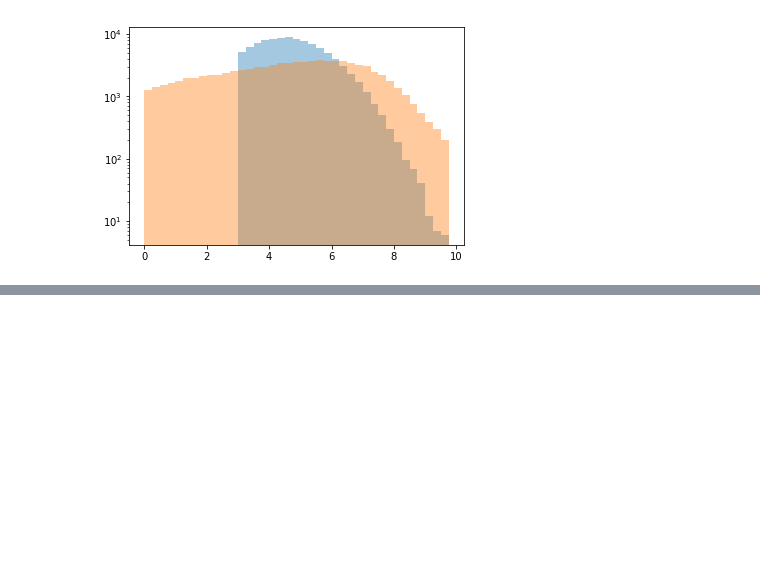
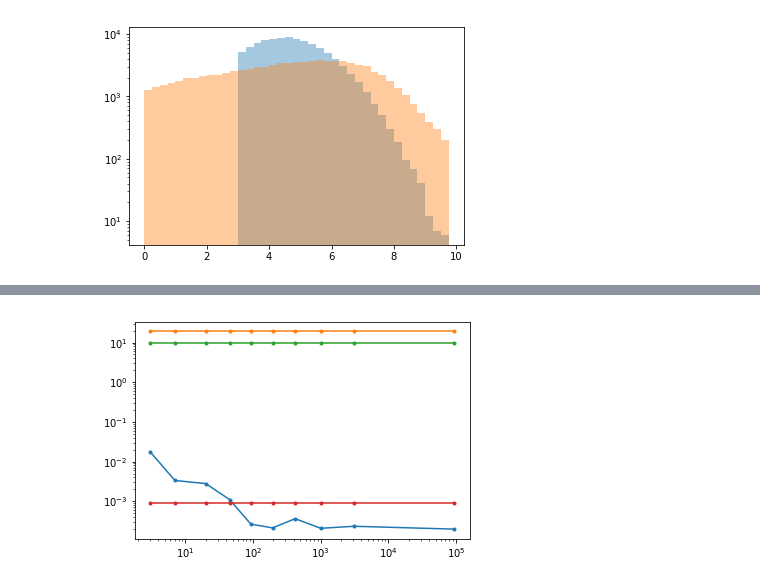
Before and after one commit to matuteiglesias/French_exports_bkp, a Jupyter notebook: code/notebooks/Untitled.ipynb, the cells around one changed output, grey strips where cells are left out. Saved outputs shown, nothing was run; the diff lists cells and outputs as text; code cells hidden in the pictures; blank space fills up the shorter version.

```diff
--- a/code/notebooks/Untitled.ipynb
+++ b/code/notebooks/Untitled.ipynb
@@ -72,9 +73,11 @@ x1 = np.array([norm.ppf(q, mu, sigma) for q in np.arange(0, 1, 1/N_) + .5/N_])
 x1 = x1[(-N - 1):-1]
 # %%
 # Now we can have the n(Q, q)
-def get_n(Q):
+def get_n(x1, Q):
     x_lin = np.power(10, x1)
-    return pd.cut(pd.Series(np.cumsum(x_lin)), Q).value_counts().values
+    bins = pd.cut(pd.Series(np.cumsum(x_lin)), Q)
+    ns = bins.value_counts().values
+    return bins, ns
 # %%
 fig, ax = plt.subplots(1, figsize = (3, 2.5))
 
@@ -147,12 +117,0 @@ array([[ 0.03823044,  0.13639143,  0.07205162, ...,  0.01339425,
-# %%
-# Bringing the growth rates. They should actually be on a file instead of being computed over and over.
-
-for bin_, n in enumerate(N.values):
-    bin_s = np.log10(sizes_median.iloc[bin_])
-
-    g_rates = gr_info.loc[abs(gr_info.level - bin_s) < .45]
-
-    vals = np.reshape(annual_logdiff[['logdiff1','logdiff2']].values, (int(np.prod(annual_logdiff.shape)/2), 2))
-    growth_rates_2s = pd.DataFrame(vals, columns = [0, 1], index = int(annual_logdiff.shape[1]/2)*list(annual_logdiff.index)).dropna()
-
-    g_rates_val = growth_rates_2s.values
@@ -170,0 +126,50 @@ array([-3.89059189, -3.61530001, -3.4807564 , ...,  3.4807564 ,
+# %%
+# x0 = pd.Series(draw)
+# x1 is the exact distribution
+Q = 10
+bins, ns = get_n(x1, Q)
+
+# size dependent growth rates
+sigma = .3
+I = 1000
+
+var_result = []
+for i in range(I):
+    if i%10 == 0: print(i)
+    g_rates = np.random.normal(0, sigma, (N, T)) # # If T is made many x T we could have repetitions with little effort...
+
+    gr_cs = g_rates.cumsum(axis = 1)
+    gr_cs = (gr_cs.T - gr_cs.mean(axis = 1)).T
+    xt = (gr_cs.T + x1).T
+
+    st = np.power(10, xt)
+    lin_levs = pd.DataFrame(st, index = bins)
+    bin_ix_mapper = dict(zip(bins.unique(), range(bins.nunique())))
+    lin_levs.index = lin_levs.index.map(bin_ix_mapper); lin_levs.index.name = 'q'
+
+    # see if quantiles tend to have more or less a constant part ofthe value
+    # df.groupby(level = 0).sum().reset_index(drop = True).T.plot()
+
+    # The sum of this simulated quantile q, Q, i
+    lin_levs_i = lin_levs.groupby(level = 0).sum()
+    # The key line. # Variance of each quantile.
+    out_df = lin_levs_i
+    out_df['var_qi'] = np.log10(lin_levs_i).var(axis = 1)
+    out_df['i'] = i
+    out_df['Q'] = Q
+    out_df['var_agg_i'] = np.log10(lin_levs.sum()).var()
+    var_result += [out_df]
+
+result = pd.concat(var_result).reset_index()
+result.to_csv('./../../data/processed/exp_var_norm_1s_s'+str(sigma)+'.csv', index = False)
+
+# Histogram of size dist diffusion
+# plt.hist(x1, np.arange(0, 10, .1), alpha = .4)
+# plt.hist(xt[:, 15], np.arange(0, 10, .1), alpha = .4)
+# plt.yscale('log')
+# plt.show()
+
+plt.plot(ns, var_qi, marker = '.')
+plt.xscale('log')
+plt.yscale('log')
+# %% [output]
@@ -170,0 +193 @@ array([-3.89059189, -3.61530001, -3.4807564 , ...,  3.4807564 ,
+[figure, added]
```
Also changed, not shown: parts of 11 cells of this notebook, 2 other files.
